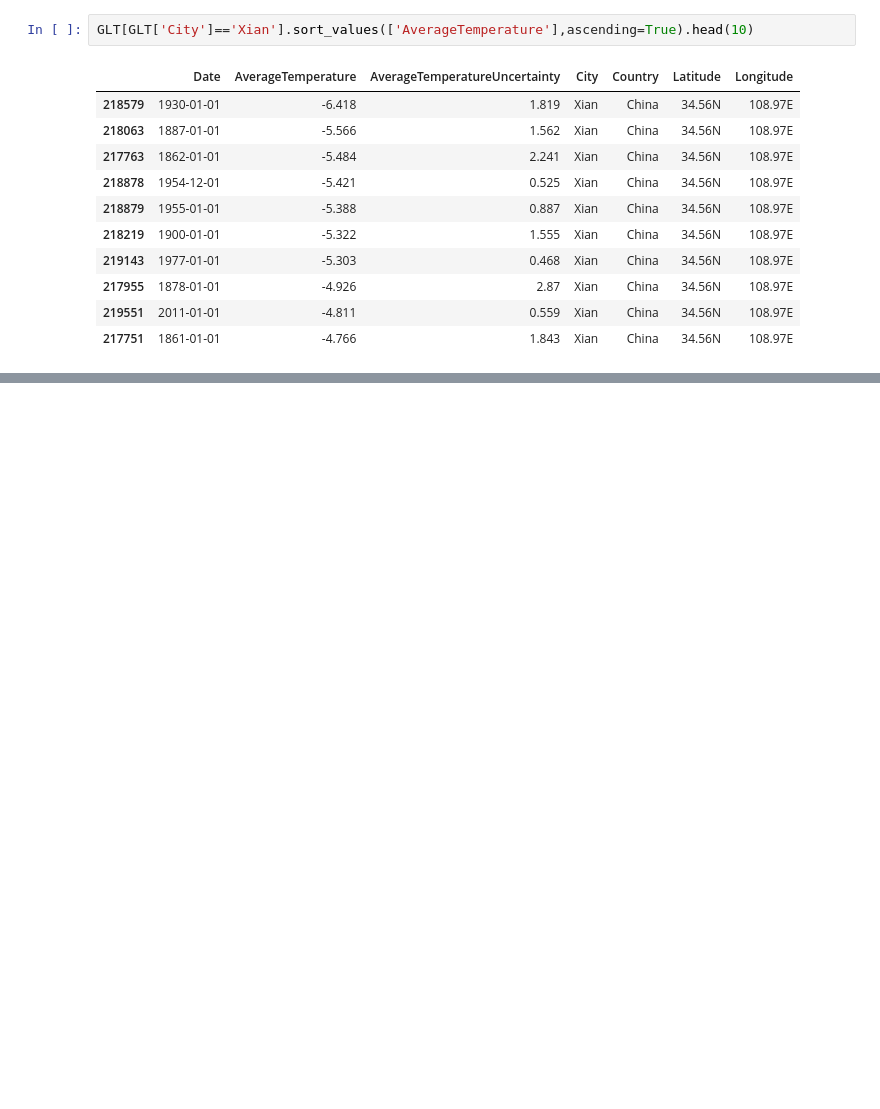
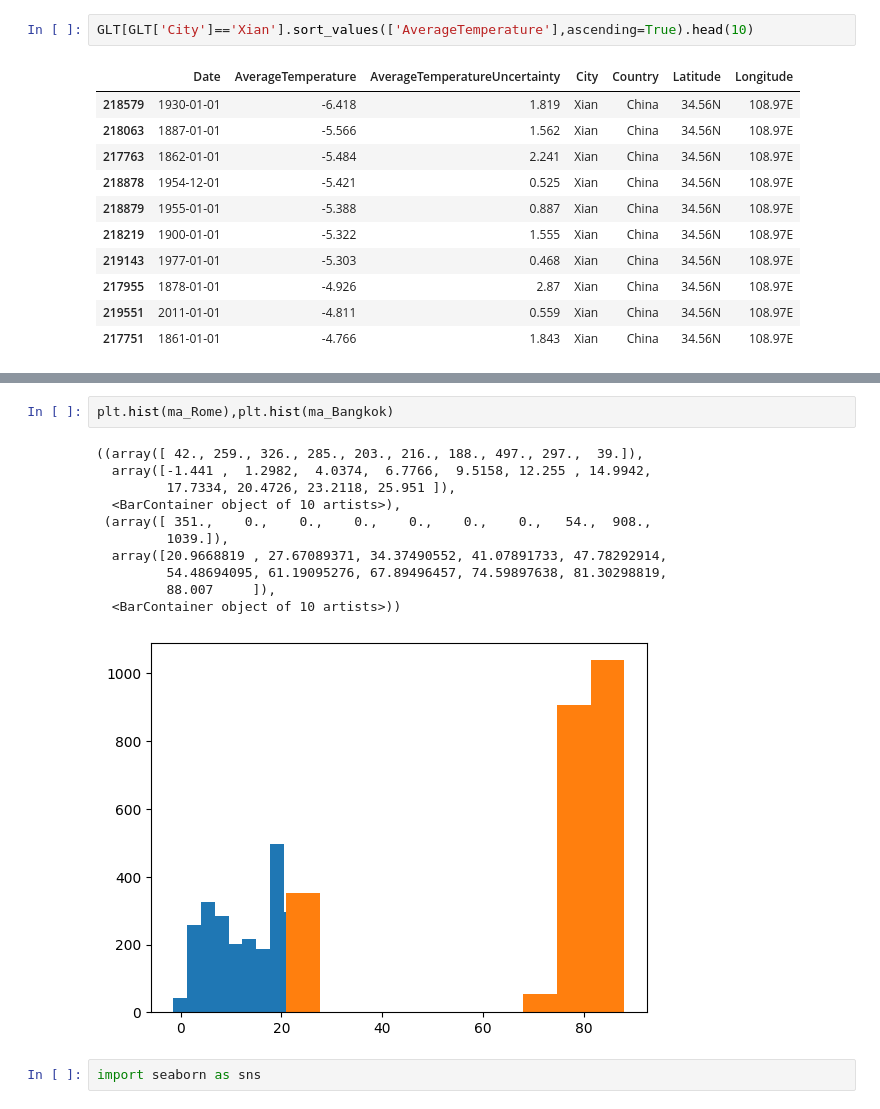
Before and after one commit to MateoRivera/Data-science-lab---Laboratories, a Jupyter notebook: Laboratory 2/Lab2_Aleja.ipynb, the cells around one changed output, grey strips where cells are left out. Saved outputs shown, nothing was run; the diff lists cells and outputs as text; blank space fills up the shorter version.

```diff
--- a/Laboratory 2/Lab2_Aleja.ipynb
+++ b/Laboratory 2/Lab2_Aleja.ipynb
@@ -188,0 +250,16 @@ GLT[GLT['City']=='Xian'].sort_values(['AverageTemperature'],ascending=True).head
+# %%
+plt.hist(ma_Rome),plt.hist(ma_Bangkok)
+# %% [output]
+((array([ 42., 259., 326., 285., 203., 216., 188., 497., 297.,  39.]),
+  array([-1.441 ,  1.2982,  4.0374,  6.7766,  9.5158, 12.255 , 14.9942,
+         17.7334, 20.4726, 23.2118, 25.951 ]),
+  <BarContainer object of 10 artists>),
+ (array([ 351.,    0.,    0.,    0.,    0.,    0.,    0.,   54.,  908.,
+         1039.]),
+  array([20.9668819 , 27.67089371, 34.37490552, 41.07891733, 47.78292914,
+         54.48694095, 61.19095276, 67.89496457, 74.59897638, 81.30298819,
+         88.007     ]),
+  <BarContainer object of 10 artists>))
+[figure, added]
+# %%
+import seaborn as sns
```
Also changed, not shown: parts of 11 cells of this notebook.
